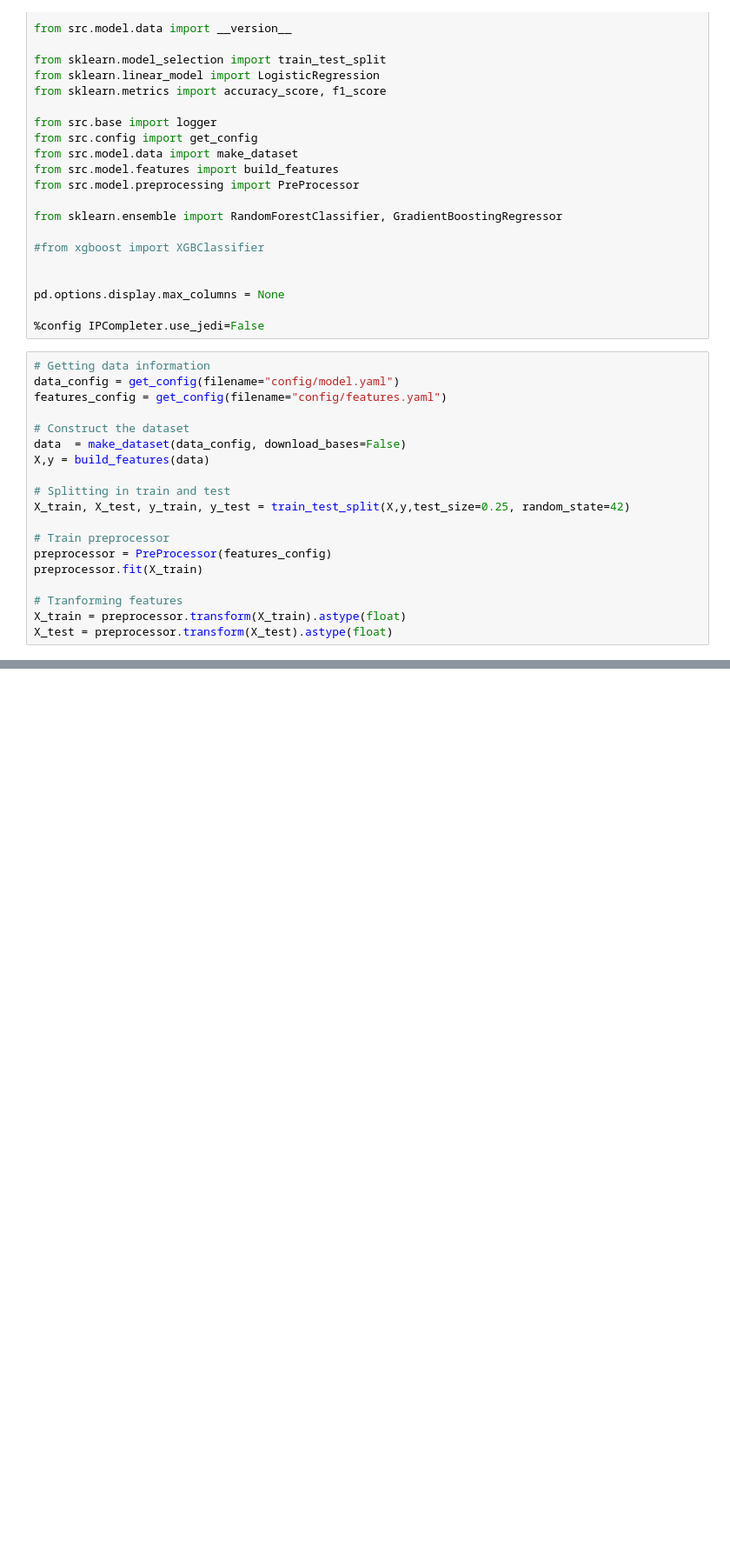
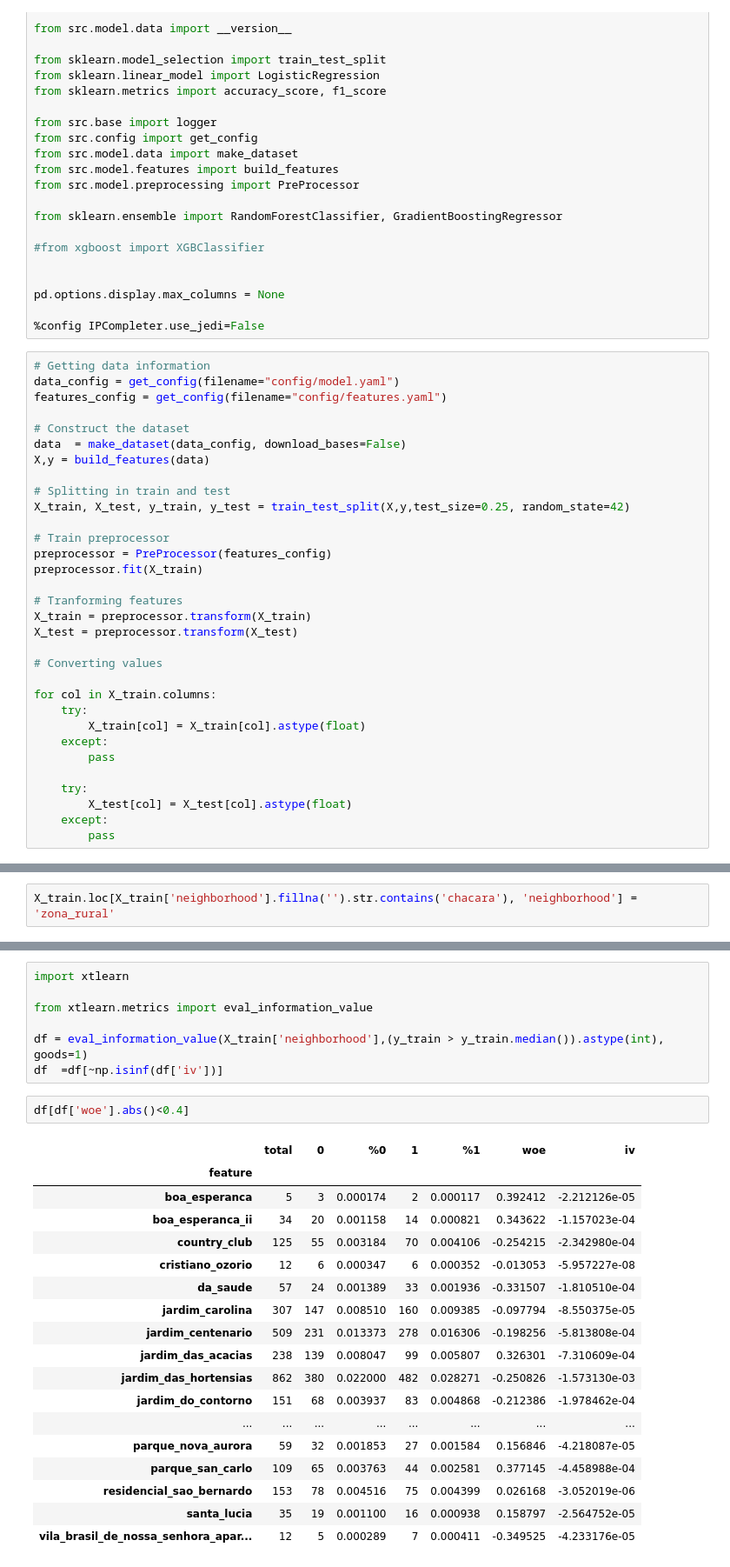
Before and after one commit to emdemor/model-pc-house-prices, a Jupyter notebook: main.ipynb, the cells around one changed output, grey strips where cells are left out. Shown at 87% size. Drawn from its saved outputs; the diff is of its cells as text; blank space fills up the shorter version.

```diff
--- a/main.ipynb
+++ b/main.ipynb
@@ -40,8 +40,21 @@ preprocessor = PreProcessor(features_config)
 preprocessor.fit(X_train)
 
 # Tranforming features
-X_train = preprocessor.transform(X_train).astype(float)
-X_test = preprocessor.transform(X_test).astype(float)
+X_train = preprocessor.transform(X_train)
+X_test = preprocessor.transform(X_test)
+
+# Converting values
+
+for col in X_train.columns:
+    try:
+        X_train[col] = X_train[col].astype(float)
+    except:
+        pass
+
+    try:
+        X_test[col] = X_test[col].astype(float)
+    except:
+        pass
 # %%
 data_train = X_train.assign(y=y_train)
 
@@ -343,0 +76,2 @@ df
+# %%
+X_train.loc[X_train['neighborhood'].fillna('').str.contains('chacara'), 'neighborhood'] = 'zona_rural'
@@ -343,0 +104,28 @@ df
+# %%
+import xtlearn
+
+from xtlearn.metrics import eval_information_value
+
+df = eval_information_value(X_train['neighborhood'],(y_train > y_train.median()).astype(int), goods=1)
+df  =df[~np.isinf(df['iv'])]
+# %%
+df[df['woe'].abs()<0.4]
+# %% [output]
+|  | total | 0 | %0 | 1 | %1 | woe | iv |
+| feature |  |  |  |  |  |  |  |
+| boa_esperanca | 5 | 3 | 0.000174 | 2 | 0.000117 | 0.392412 | -2.212126e-05 |
+| boa_esperanca_ii | 34 | 20 | 0.001158 | 14 | 0.000821 | 0.343622 | -1.157023e-04 |
+| country_club | 125 | 55 | 0.003184 | 70 | 0.004106 | -0.254215 | -2.342980e-04 |
+| cristiano_ozorio | 12 | 6 | 0.000347 | 6 | 0.000352 | -0.013053 | -5.957227e-08 |
+| da_saude | 57 | 24 | 0.001389 | 33 | 0.001936 | -0.331507 | -1.810510e-04 |
+| jardim_carolina | 307 | 147 | 0.008510 | 160 | 0.009385 | -0.097794 | -8.550375e-05 |
+| jardim_centenario | 509 | 231 | 0.013373 | 278 | 0.016306 | -0.198256 | -5.813808e-04 |
+| jardim_das_acacias | 238 | 139 | 0.008047 | 99 | 0.005807 | 0.326301 | -7.310609e-04 |
+| jardim_das_hortensias | 862 | 380 | 0.022000 | 482 | 0.028271 | -0.250826 | -1.573130e-03 |
+| jardim_do_contorno | 151 | 68 | 0.003937 | 83 | 0.004868 | -0.212386 | -1.978462e-04 |
+| ... | ... | ... | ... | ... | ... | ... | ... |
+| parque_nova_aurora | 59 | 32 | 0.001853 | 27 | 0.001584 | 0.156846 | -4.218087e-05 |
+| parque_san_carlo | 109 | 65 | 0.003763 | 44 | 0.002581 | 0.377145 | -4.458988e-04 |
+| residencial_sao_bernardo | 153 | 78 | 0.004516 | 75 | 0.004399 | 0.026168 | -3.052019e-06 |
+| santa_lucia | 35 | 19 | 0.001100 | 16 | 0.000938 | 0.158797 | -2.564752e-05 |
+| vila_brasil_de_nossa_senhora_apar... | 12 | 5 | 0.000289 | 7 | 0.000411 | -0.349525 | -4.233176e-05 |
```
Also changed, not shown: parts of 40 cells of this notebook.
